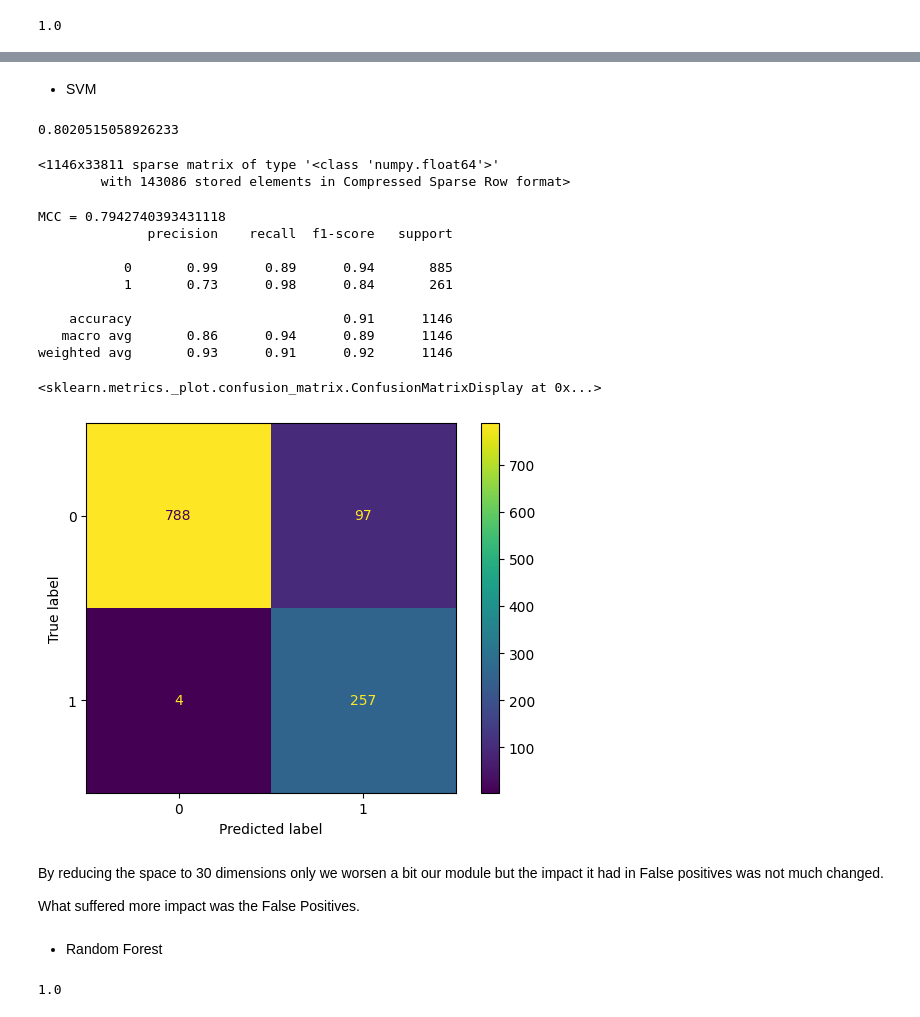
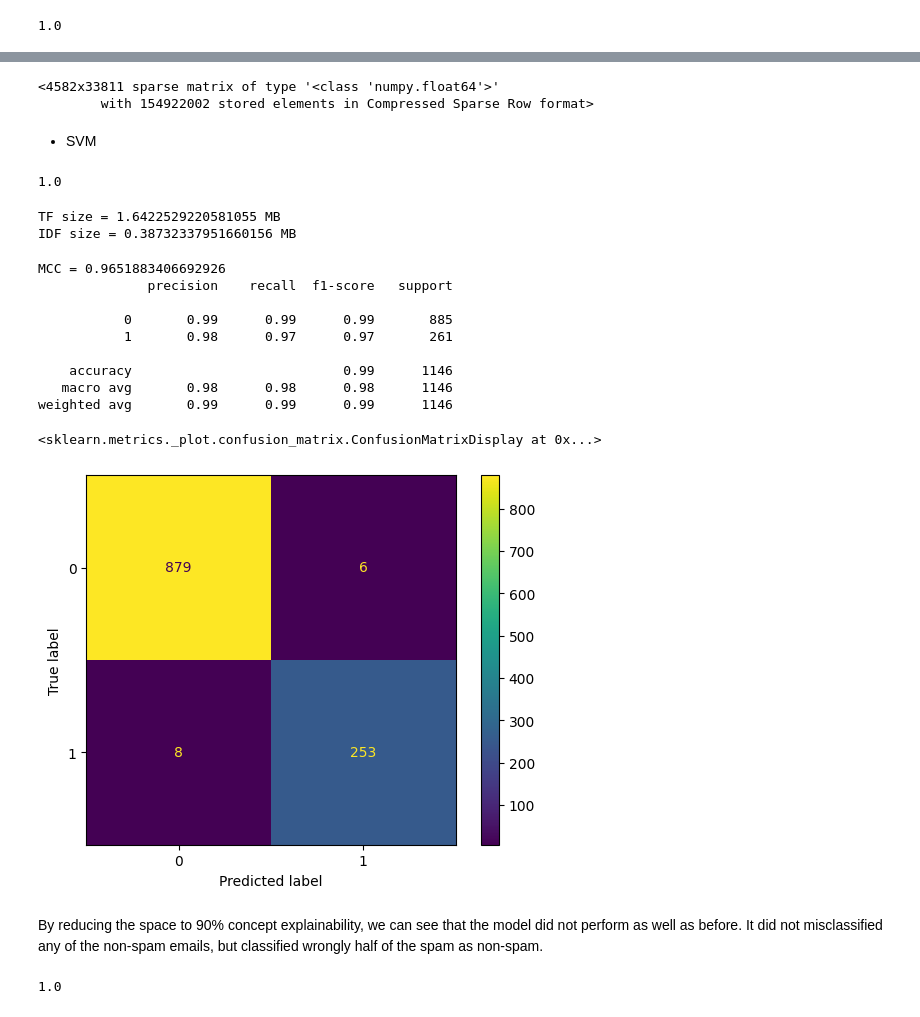
Before and after one commit to joelpoliveira/Feature-Engineering-for-Machine-Learning, a Jupyter notebook: Cap 1 - Text Data/detect_spam/tf_idf.ipynb, the cells around one changed output, grey strips where cells are left out. Drawn from its saved outputs; the diff is of its cells as text; code cells hidden in the pictures.

Commit message:
update: using tensorflow for fast calculation of SVD reconstructed matrices

```diff
--- a/Cap 1 - Text Data/detect_spam/tf_idf.ipynb
+++ b/Cap 1 - Text Data/detect_spam/tf_idf.ipynb
@@ -231,3 +269,5 @@ u,s,v = svds(TF_IDF, k=30)
+# %%
+u, s, v = tsf.convert_to_tensor(u), tsf.convert_to_tensor(s), tsf.convert_to_tensor(v)
 # %%
 u.shape, s.shape, v.shape
 # %% [output]
@@ -235,12 +275,22 @@ u.shape, s.shape, v.shape
+# %%
+SVD_tfidf = csr_matrix(u @ tsf.linalg.diag(s) @ v)
+# %%
+SVD_tfidf
+# %% [output]
+<4582x33811 sparse matrix of type '<class 'numpy.float64'>'
+        with 154922002 stored elements in Compressed Sparse Row format>
 # %% [markdown]
 - SVM
 # %%
-svm = SVC(kernel="linear").fit(u, y_train)
-svm.score(u, y_train)
+svm = SVC(kernel="linear").fit(SVD_tfidf, y_train)
+svm.score(SVD_tfidf, y_train)
 # %% [output]
-0.8020515058926233
+1.0
 # %%
-TF_IDF_test
+TF_IDF_test = calc_tf_idf(
+    all_words,
+    process_test_documents(X_test, all_words)
+)
 # %% [output]
-<1146x33811 sparse matrix of type '<class 'numpy.float64'>'
-        with 143086 stored elements in Compressed Sparse Row format>
+TF size = 1.6422529220581055 MB
+IDF size = 0.38732337951660156 MB
@@ -249,27 +297,25 @@ u_test =  TF_IDF_test @ v.T
 # %%
-preds = svm.predict(u_test)
+preds = svm.predict(TF_IDF_test)
 
 print("MCC =", matthews_corrcoef(y_test, preds))
 print(classification_report(y_test,preds))
 ConfusionMatrixDisplay(
     confusion_matrix(y_test, preds)
 ).plot()
 # %% [output]
-MCC = 0.7942740393431118
+MCC = 0.9651883406692926
               precision    recall  f1-score   support
 
-           0       0.99      0.89      0.94       885
-           1       0.73      0.98      0.84       261
+           0       0.99      0.99      0.99       885
+           1       0.98      0.97      0.97       261
 
-    accuracy                           0.91      1146
-   macro avg       0.86      0.94      0.89      1146
-weighted avg       0.93      0.91      0.92      1146
+    accuracy                           0.99      1146
+   macro avg       0.98      0.98      0.98      1146
+weighted avg       0.99      0.99      0.99      1146
 <sklearn.metrics._plot.confusion_matrix.ConfusionMatrixDisplay at 0x...>
-[figure, old version]
+[figure, new version]
 # %% [markdown]
-By reducing the space to 30 dimensions only we worsen a bit our module but the impact it had in False positives was not much changed.
+By reducing the space to 90% concept explainability, we can see that the model did not perform as well as before. It did not misclassified any of the non-spam emails, but classified wrongly half of the spam as non-spam. <br>
 
-What suffered more impact was the False Positives.
+[comment]: <> (What suffered more impact was the False Positives.)
-# %% [markdown]
-- Random Forest
 # %%
```
Also changed, not shown: parts of 21 cells of this notebook.
